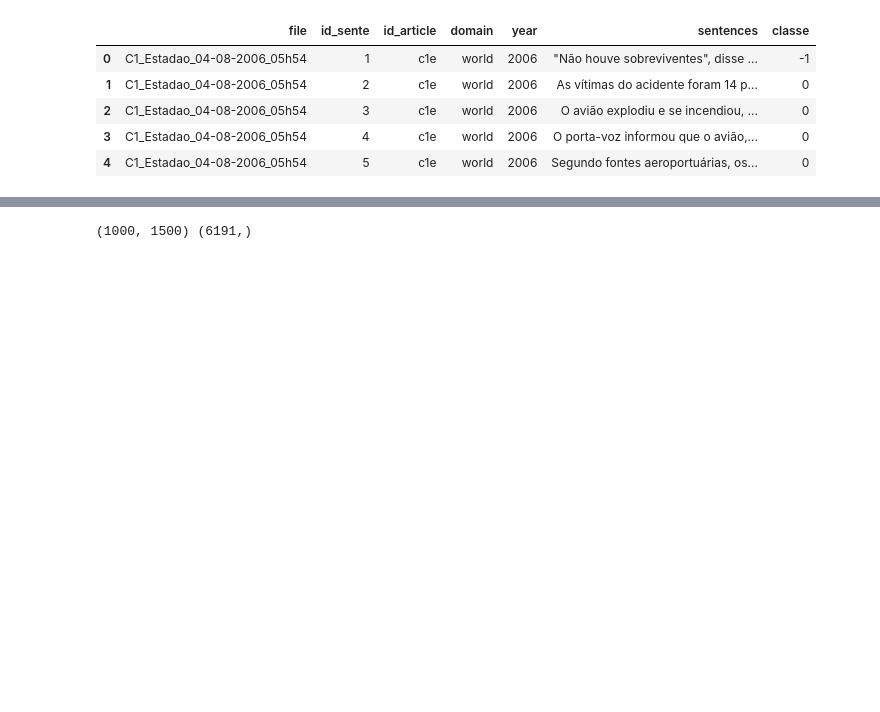
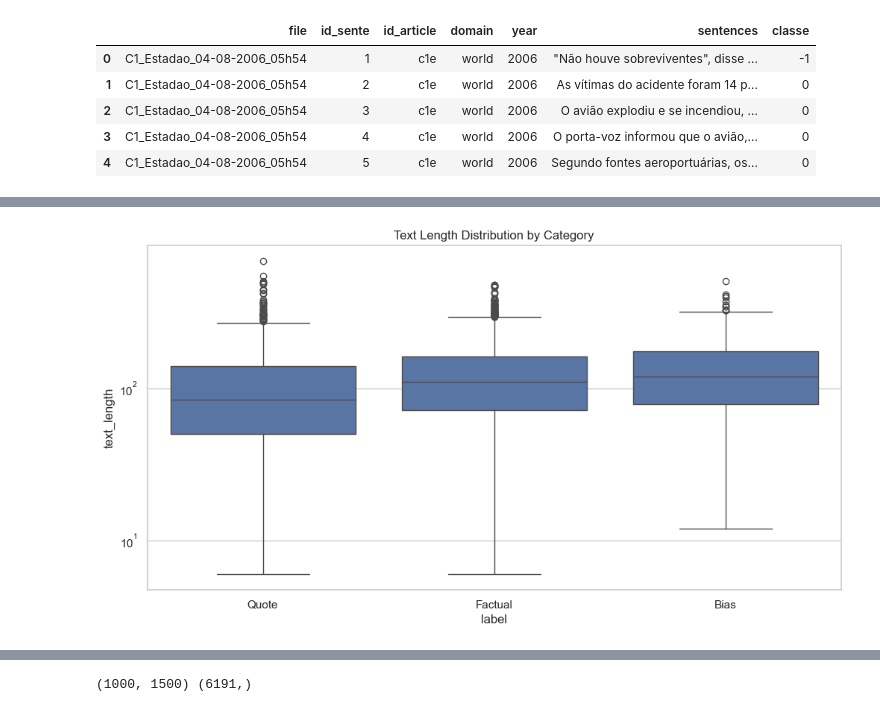
Before and after one commit to Gonto03/NLP-FactNews-Classification, a Jupyter notebook: Data_analysis.ipynb, the cells around one changed output, grey strips where cells are left out. Drawn from its saved outputs; the diff is of its cells as text; code cells hidden in the pictures; blank space fills up the shorter version.

```diff
--- a/Data_analysis.ipynb
+++ b/Data_analysis.ipynb
@@ -27,0 +61,13 @@ Name: count, dtype: int64
+# %%
+# Calculate length of the news text
+dataset['text_length'] = dataset['sentences'].apply(len)
+dataset['word_count'] = dataset['sentences'].apply(lambda x: len(str(x).split()))
+
+# Visualize text length distribution per class
+plt.figure(figsize=(12, 6))
+sns.boxplot(x='label', y='text_length', data=dataset)
+plt.title('Text Length Distribution by Category')
+plt.yscale('log') # Use log scale if there are many outliers
+plt.show()
+# %% [output]
+[figure, added]
```
Also changed, not shown: parts of 10 cells of this notebook.
